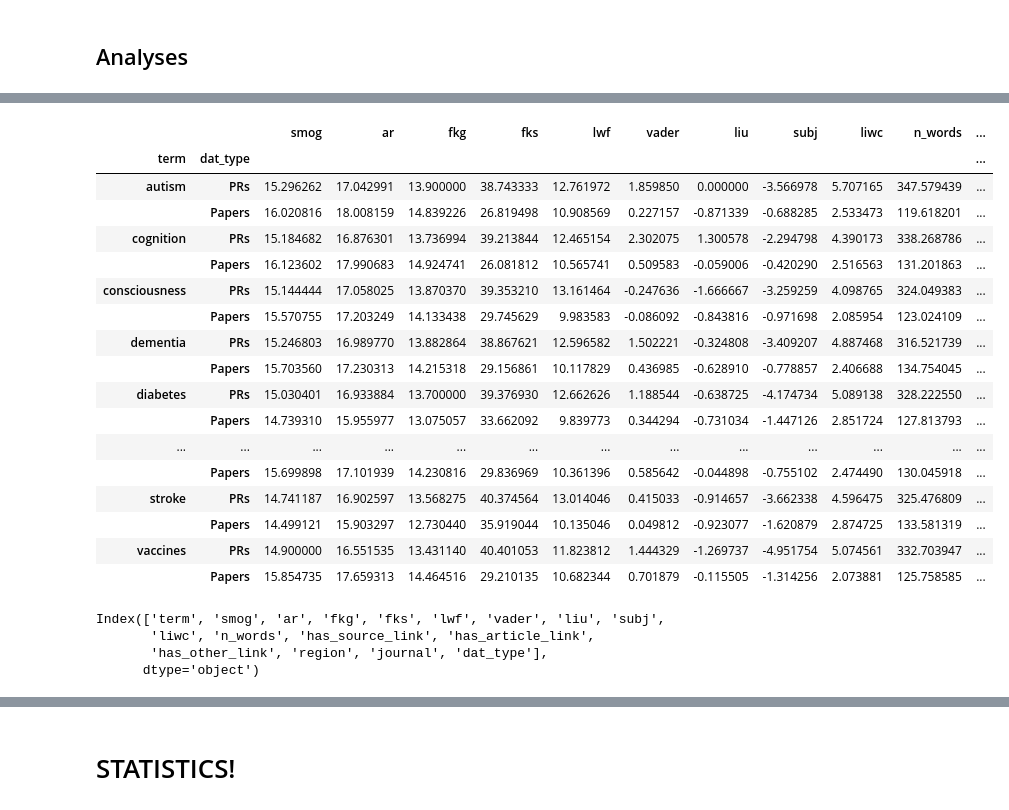
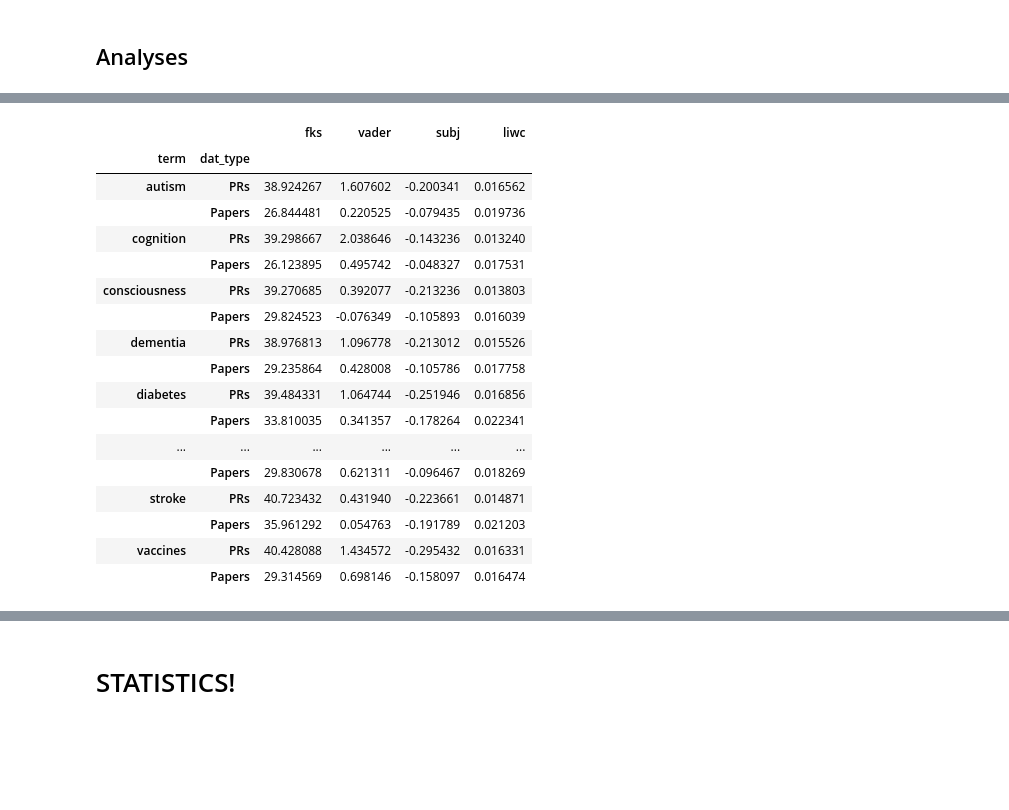
Before and after one commit to wdfox/ConfidenceScanner, a Jupyter notebook: notebooks/Analysis.ipynb, the cells around one changed output, grey strips where cells are left out. Cells and saved outputs as stored; diff of their text form; code cells hidden in the pictures; blank space fills up the shorter version.

```diff
--- a/notebooks/Analysis.ipynb
+++ b/notebooks/Analysis.ipynb
@@ -8,0 +11,3 @@ import matplotlib.pyplot as plt
+# %%
+# Set core metrics
+core_metrics = ['fks', 'vader', 'subj', 'liwc']
@@ -36,0 +45,3 @@ df.drop('Unnamed: 0', axis=1, inplace=True)
+# %%
+# Drop any documents which have zero words
+df = df[df['n_words'] > 0]
@@ -47,0 +67,17 @@ df.head()
+# %%
+# Normalize relevant measures
+df['liwc'] = df['liwc'] / df['n_words']
+df['subj'] = df['subj'] / df['n_sentences']
+# %%
+# Remove outliers
+n_before = len(df)
+for metric in core_metrics:
+    std3 = 3 * df[metric].std()
+    std_max = df[metric].mean() + std3
+    std_min = df[metric].mean() - std3
+
+    df = df[df[metric] > std_min]
+    df = df[df[metric] < std_max]
+n_after = len(df)
+
+print(n_before - n_after, 'data points dropped.')
@@ -192,32 +205,25 @@ pd.plotting.scatter_matrix(df);
 # %%
 # Check the average scores for each measure across different terms
-avgs = df.groupby(['term', 'dat_type']).mean()
+avgs = df.groupby(['term', 'dat_type'])[core_metrics].mean()
 avgs
 # %% [output]
-|  |  | smog | ar | fkg | fks | lwf | vader | liu | subj | liwc | n_words | ... |
-| term | dat_type |  |  |  |  |  |  |  |  |  |  | ... |
-| autism | PRs | 15.296262 | 17.042991 | 13.900000 | 38.743333 | 12.761972 | 1.859850 | 0.000000 | -3.566978 | 5.707165 | 347.579439 | ... |
-|  | Papers | 16.020816 | 18.008159 | 14.839226 | 26.819498 | 10.908569 | 0.227157 | -0.871339 | -0.688285 | 2.533473 | 119.618201 | ... |
-| cognition | PRs | 15.184682 | 16.876301 | 13.736994 | 39.213844 | 12.465154 | 2.302075 | 1.300578 | -2.294798 | 4.390173 | 338.268786 | ... |
-|  | Papers | 16.123602 | 17.990683 | 14.924741 | 26.081812 | 10.565741 | 0.509583 | -0.059006 | -0.420290 | 2.516563 | 131.201863 | ... |
-| consciousness | PRs | 15.144444 | 17.058025 | 13.870370 | 39.353210 | 13.161464 | -0.247636 | -1.666667 | -3.259259 | 4.098765 | 324.049383 | ... |
-|  | Papers | 15.570755 | 17.203249 | 14.133438 | 29.745629 | 9.983583 | -0.086092 | -0.843816 | -0.971698 | 2.085954 | 123.024109 | ... |
-| dementia | PRs | 15.246803 | 16.989770 | 13.882864 | 38.867621 | 12.596582 | 1.502221 | -0.324808 | -3.409207 | 4.887468 | 316.521739 | ... |
-|  | Papers | 15.703560 | 17.230313 | 14.215318 | 29.156861 | 10.117829 | 0.436985 | -0.628910 | -0.778857 | 2.406688 | 134.754045 | ... |
-| diabetes | PRs | 15.030401 | 16.933884 | 13.700000 | 39.376930 | 12.662626 | 1.188544 | -0.638725 | -4.174734 | 5.089138 | 328.222550 | ... |
-|  | Papers | 14.739310 | 15.955977 | 13.075057 | 33.662092 | 9.839773 | 0.344294 | -0.731034 | -1.447126 | 2.851724 | 127.813793 | ... |
-| ... | ... | ... | ... | ... | ... | ... | ... | ... | ... | ... | ... | ... |
-|  | Papers | 15.699898 | 17.101939 | 14.230816 | 29.836969 | 10.361396 | 0.585642 | -0.044898 | -0.755102 | 2.474490 | 130.045918 | ... |
-| stroke | PRs | 14.741187 | 16.902597 | 13.568275 | 40.374564 | 13.014046 | 0.415033 | -0.914657 | -3.662338 | 4.596475 | 325.476809 | ... |
-|  | Papers | 14.499121 | 15.903297 | 12.730440 | 35.919044 | 10.135046 | 0.049812 | -0.923077 | -1.620879 | 2.874725 | 133.581319 | ... |
-| vaccines | PRs | 14.900000 | 16.551535 | 13.431140 | 40.401053 | 11.823812 | 1.444329 | -1.269737 | -4.951754 | 5.074561 | 332.703947 | ... |
-|  | Papers | 15.854735 | 17.659313 | 14.464516 | 29.210135 | 10.682344 | 0.701879 | -0.115505 | -1.314256 | 2.073881 | 125.758585 | ... |
+|  |  | fks | vader | subj | liwc |
+| term | dat_type |  |  |  |  |
+| autism | PRs | 38.924267 | 1.607602 | -0.200341 | 0.016562 |
+|  | Papers | 26.844481 | 0.220525 | -0.079435 | 0.019736 |
+| cognition | PRs | 39.298667 | 2.038646 | -0.143236 | 0.013240 |
+|  | Papers | 26.123895 | 0.495742 | -0.048327 | 0.017531 |
+| consciousness | PRs | 39.270685 | 0.392077 | -0.213236 | 0.013803 |
+|  | Papers | 29.824523 | -0.076349 | -0.105893 | 0.016039 |
+| dementia | PRs | 38.976813 | 1.096778 | -0.213012 | 0.015526 |
+|  | Papers | 29.235864 | 0.428008 | -0.105786 | 0.017758 |
+| diabetes | PRs | 39.484331 | 1.064744 | -0.251946 | 0.016856 |
+|  | Papers | 33.810035 | 0.341357 | -0.178264 | 0.022341 |
+| ... | ... | ... | ... | ... | ... |
+|  | Papers | 29.830678 | 0.621311 | -0.096467 | 0.018269 |
+| stroke | PRs | 40.723432 | 0.431940 | -0.223661 | 0.014871 |
+|  | Papers | 35.961292 | 0.054763 | -0.191789 | 0.021203 |
+| vaccines | PRs | 40.428088 | 1.434572 | -0.295432 | 0.016331 |
+|  | Papers | 29.314569 | 0.698146 | -0.158097 | 0.016474 |
-# %%
-df.columns
-# %% [output]
-Index(['term', 'smog', 'ar', 'fkg', 'fks', 'lwf', 'vader', 'liu', 'subj',
-       'liwc', 'n_words', 'has_source_link', 'has_article_link',
-       'has_other_link', 'region', 'journal', 'dat_type'],
-      dtype='object')
 # %%
 # Plot measures, collapsed across data type
```
Also changed, not shown: parts of 32 cells of this notebook.
